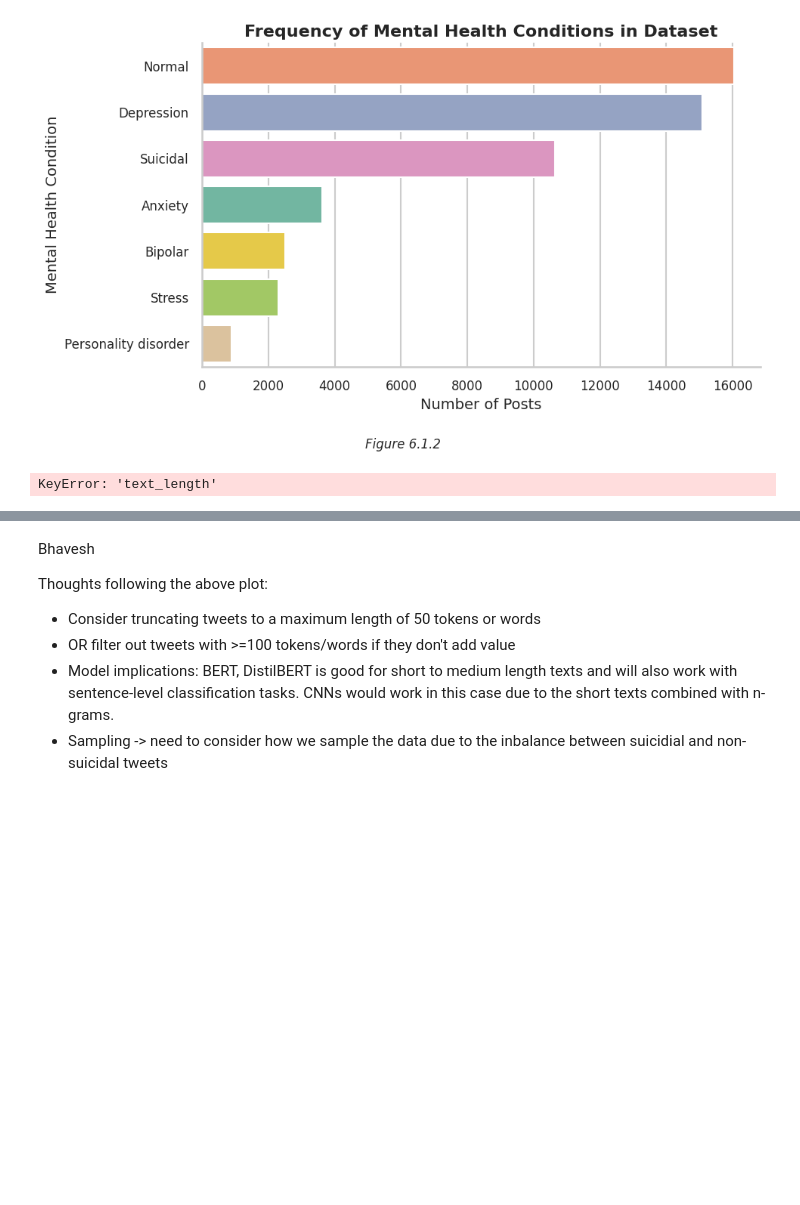
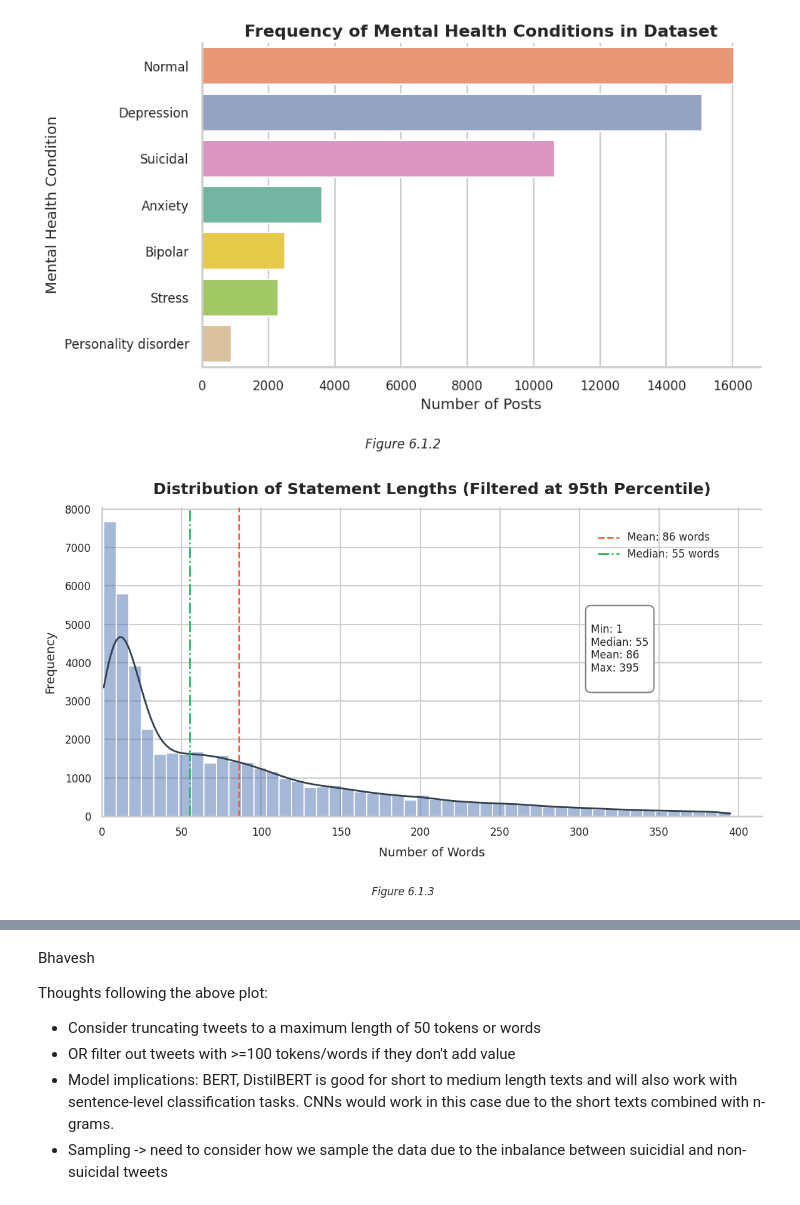
Before and after one commit to PaoloCarlevero/self_harm_datasets_cleaning, a Jupyter notebook: Assessment_4_Proposal_DATA_8002.ipynb, the cells around one changed output, grey strips where cells are left out. Saved outputs shown, nothing was run; the diff lists cells and outputs as text; code cells hidden in the pictures; blank space fills up the shorter version.

```diff
--- a/Assessment_4_Proposal_DATA_8002.ipynb
+++ b/Assessment_4_Proposal_DATA_8002.ipynb
@@ -416,0 +446,3 @@ dtype: int64
+# %%
+# Add text length feature (word count)
+mental_health['text_length'] = mental_health['statement'].apply(lambda x: len(str(x).split()))
@@ -486,8 +542,6 @@ plt.show()
 # %% [output]
 [figure]
 # %%
-# Bhavesh
-
 # Calculate 95th percentile threshold
 percentile_95 = mental_health['text_length'].quantile(0.95)
 
@@ -538,32 +592,35 @@ sns.despine(ax=ax)
 
 # Add summary stats box inside the figure
 fig.text(
     0.75, 0.5,
     f'''
 Min: {min_length:.0f}
 Median: {median_length:.0f}
 Mean: {mean_length:.0f}
 Max: {max_length:.0f}
 ''',
     fontsize=12,
     bbox=dict(facecolor='white', edgecolor='gray', boxstyle='round,pad=0.5')
 )
 
 # Adjust layout to leave space for the figure caption
 plt.tight_layout()
 plt.subplots_adjust(bottom=0.2)
 
 # Add figure caption below the plot
 fig.text(
     0.5, 0.02,
     'Figure 6.1.3',
     fontsize=12,
     fontstyle='italic',
     ha='center'
 )
 
+# Set x axis bottom limit
+plt.xlim(0)
+
 # Show the plot
 plt.show()
 # %% [output]
-KeyError: 'text_length'
+[figure, added]
 # %%
```
Also changed, not shown: parts of 45 cells of this notebook.
